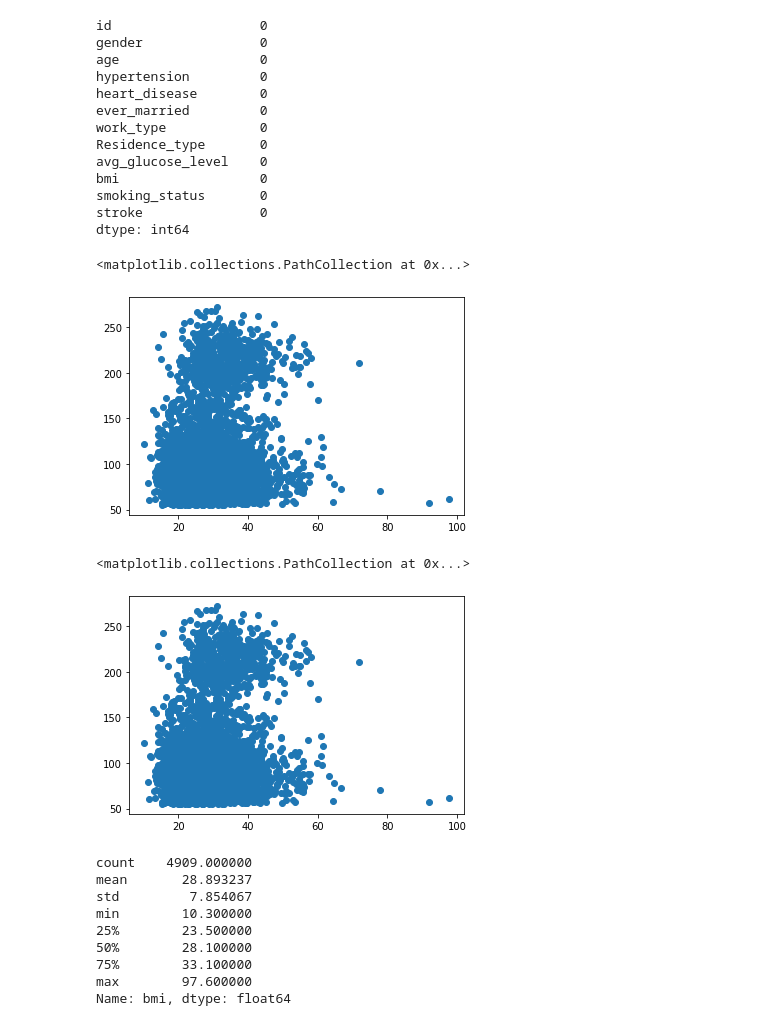
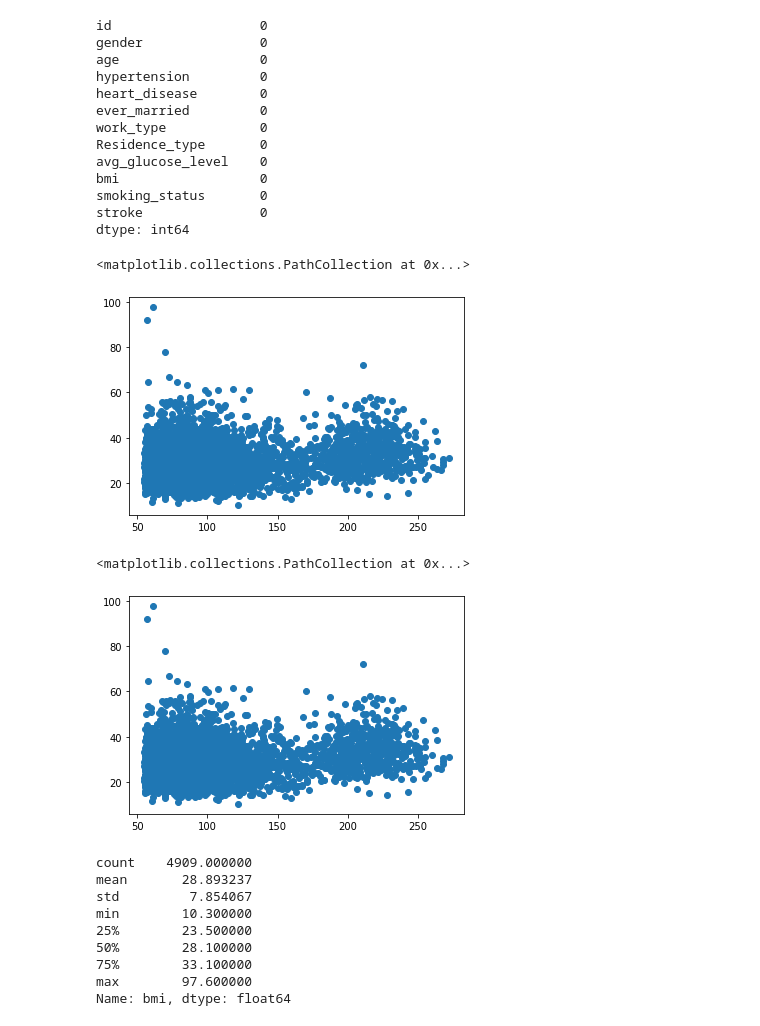
Before and after one commit to raul-miranda/DS-201-Project-1, a Jupyter notebook: D201_Project_2.ipynb, the cells around one changed output. Saved outputs shown, nothing was run; the diff lists cells and outputs as text; code cells hidden in the pictures.

```diff
--- a/D201_Project_2.ipynb
+++ b/D201_Project_2.ipynb
@@ -86,15 +86,15 @@ stroke               0
 dtype: int64
 # %%
 import matplotlib.pyplot as plt
-plt.scatter(health_int['bmi'], health_int['avg_glucose_level'])      # how glucose_level relates to bmi in the interpolated bmi dataset
+plt.scatter(health_int['avg_glucose_level'], health_int['bmi'])      # how glucose_level relates to bmi in the interpolated bmi dataset
 # %% [output]
 <matplotlib.collections.PathCollection at 0x...>
-[figure, old version]
+[figure, new version]
 # %%
-plt.scatter(healthds['bmi'], healthds['avg_glucose_level'])        # how glucose_level relates to bmi in the bmi dataset with NANs
+plt.scatter(healthds['avg_glucose_level'], healthds['bmi'])        # how glucose_level relates to bmi in the bmi dataset with NANs
 # %% [output]
 <matplotlib.collections.PathCollection at 0x...>
-[figure, old version]
+[figure, new version]
 # %%
 healthds.bmi.describe()
 # %% [output]
```
Also changed, not shown: parts of 3 cells of this notebook.
